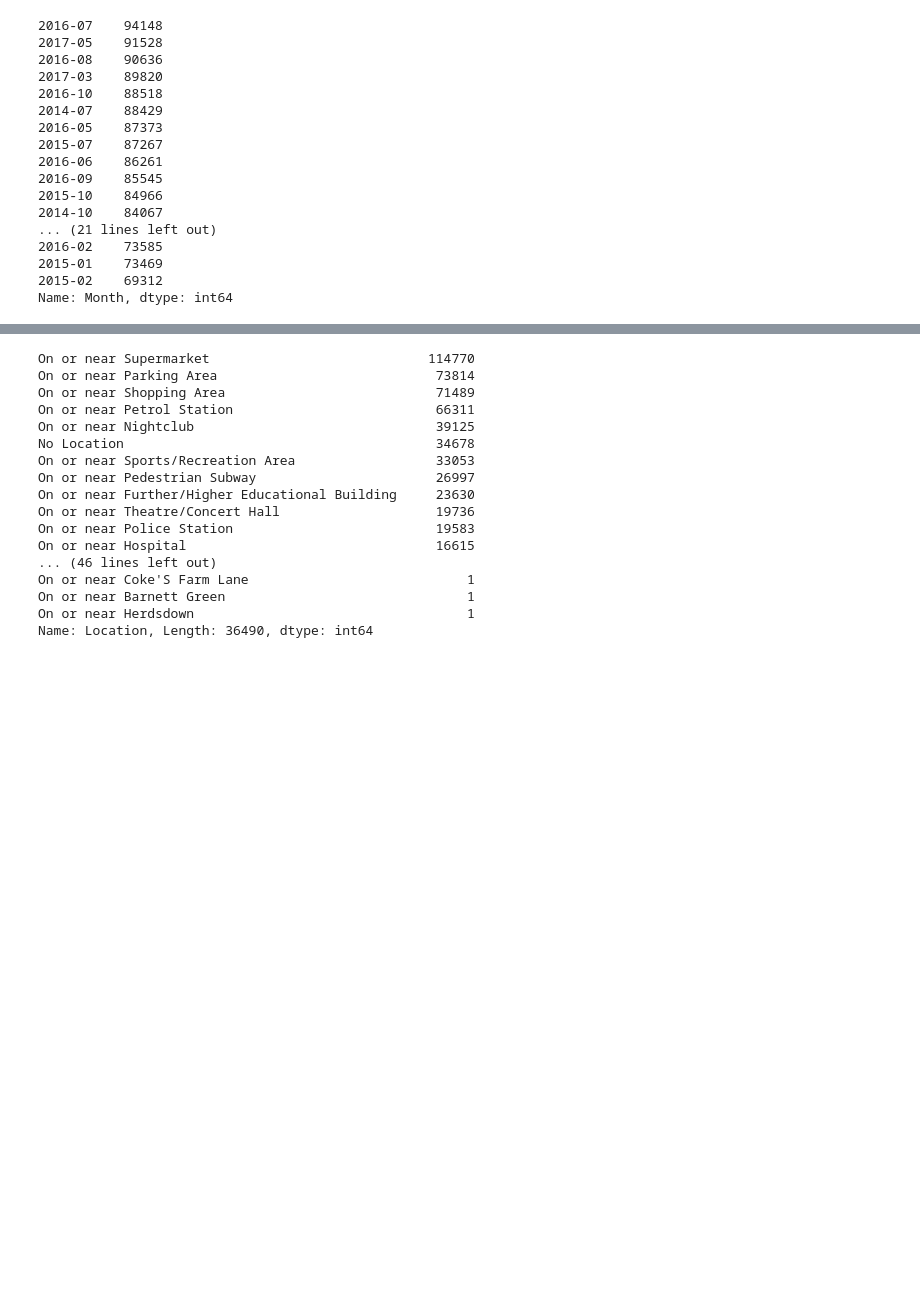
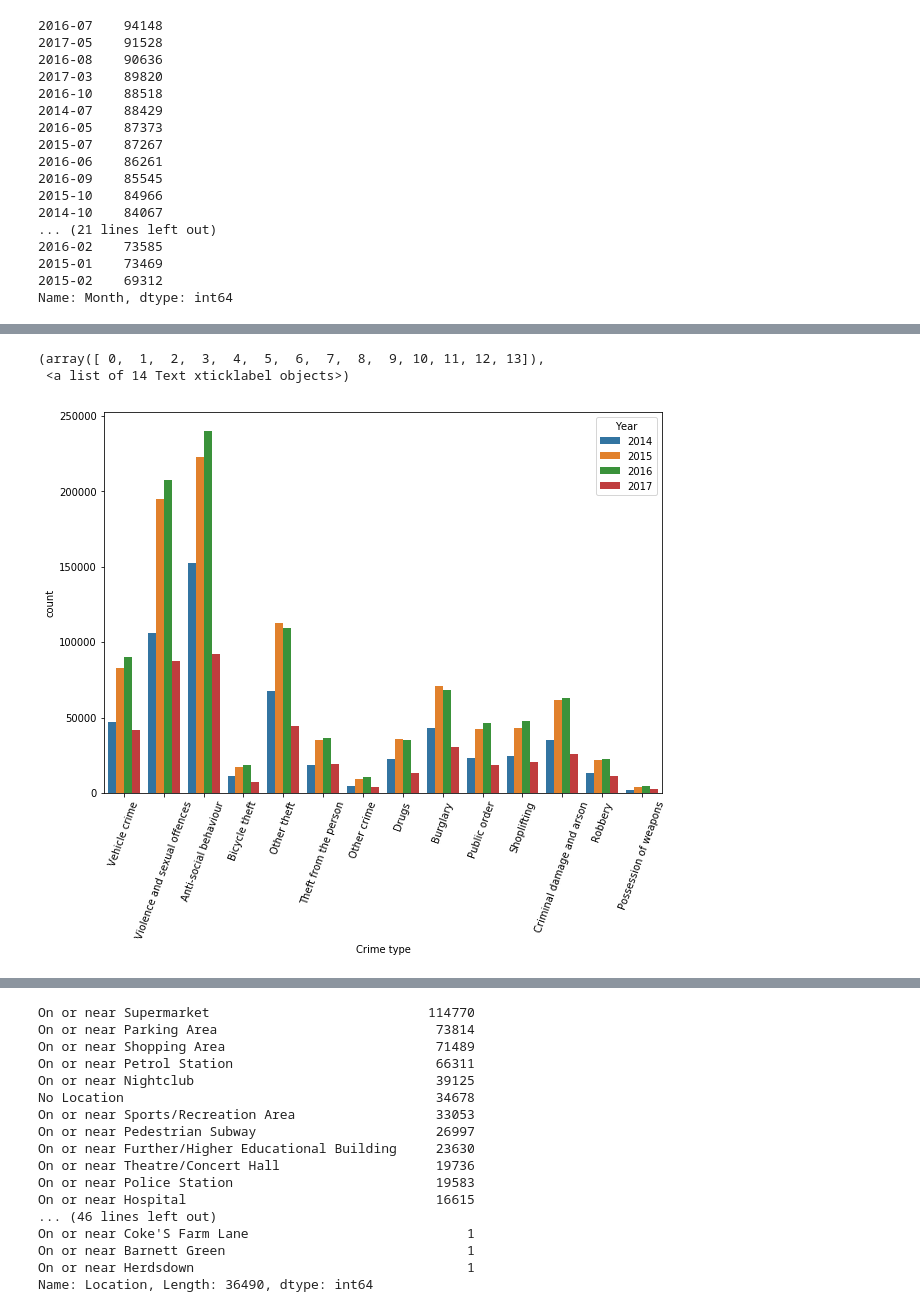
Before and after one commit to ToluAkin/improved-octo-dollop, a Jupyter notebook: capstone.ipynb, the cells around one changed output, grey strips where cells are left out. Drawn from its saved outputs; the diff is of its cells as text; code cells hidden in the pictures; blank space fills up the shorter version.

```diff
--- a/capstone.ipynb
+++ b/capstone.ipynb
@@ -405,0 +174,8 @@ plt.show()
+# %%
+fig = plt.figure(figsize=(10, 7))
+streetCrime = sns.countplot(data=street, x='Crime type', hue='Year')
+plt.xticks(rotation=70)
+# %% [output]
+(array([ 0,  1,  2,  3,  4,  5,  6,  7,  8,  9, 10, 11, 12, 13]),
+ <a list of 14 Text xticklabel objects>)
+[figure, added]
```
Also changed, not shown: parts of 56 cells of this notebook.
